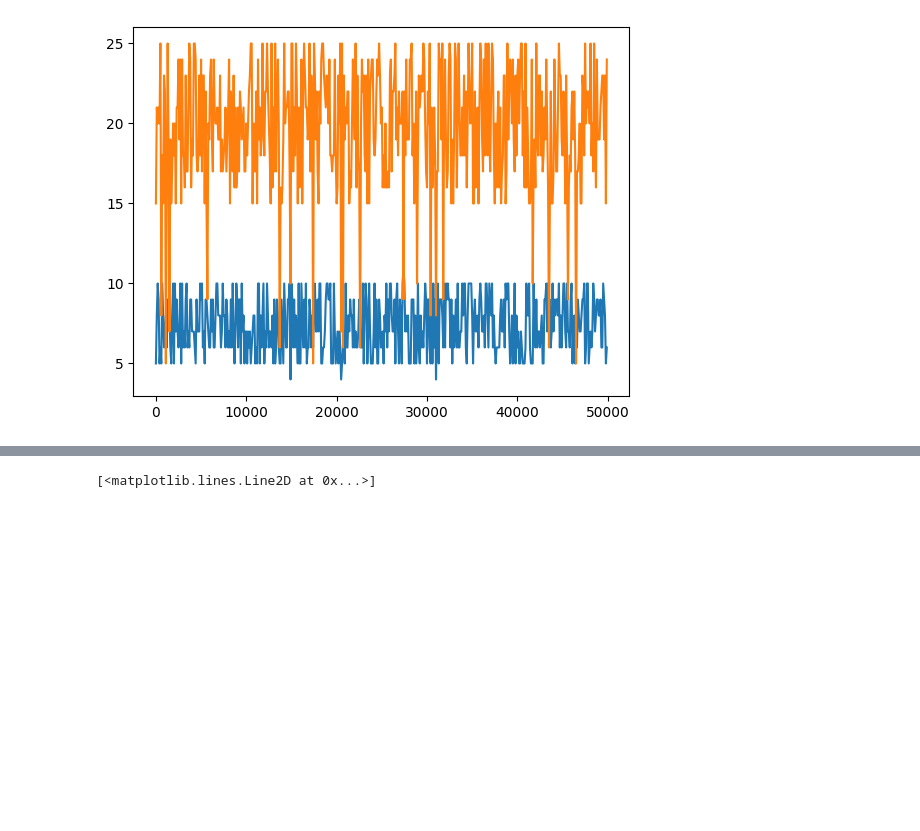
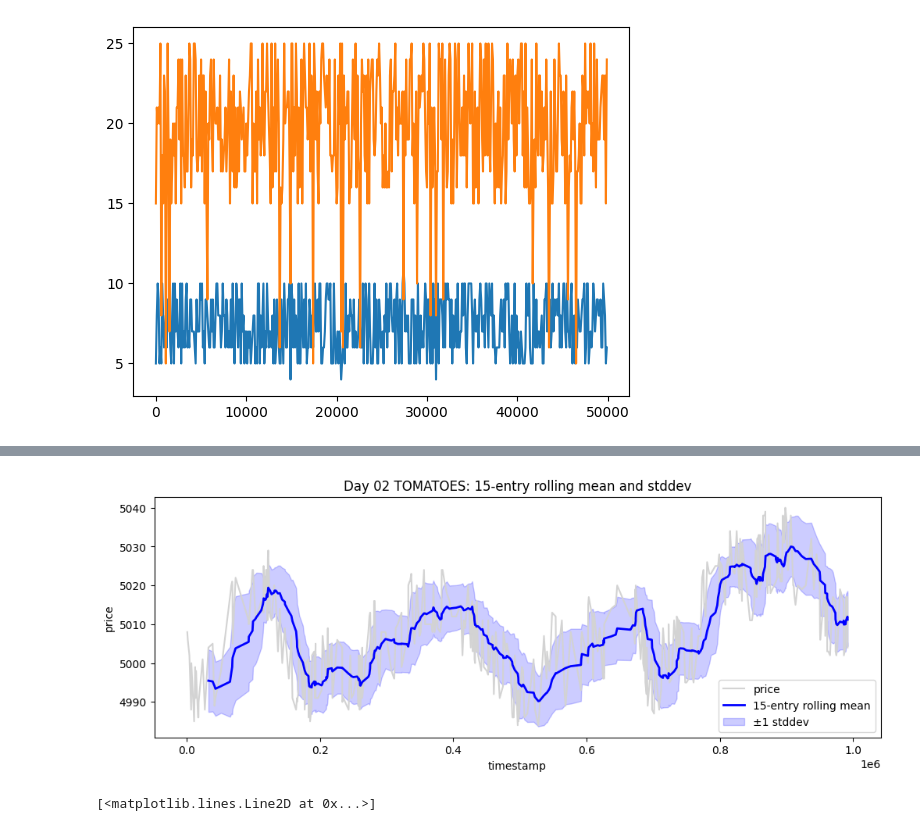
Before and after one commit to Seacific/alpha-wolves, a Jupyter notebook: practice_round/trendfinding.ipynb, the cells around one changed output, grey strips where cells are left out. Cells and saved outputs as stored; diff of their text form; code cells hidden in the pictures; blank space fills up the shorter version.

```diff
--- a/practice_round/trendfinding.ipynb
+++ b/practice_round/trendfinding.ipynb
@@ -40,3 +58,21 @@ plt.plot(quantity5trades['timestamp'], quantity5trades['price'], 'ro')
+# %%
+# 15-entry rolling mean and stddev for day 02 TOMATOES trades
+df = day_02_tomatoes_trades_df.sort_values('timestamp')
+roll = df['price'].rolling(window=15, min_periods=15)
+rolling_mean = roll.mean()
+rolling_std = roll.std()
+
+plt.figure(figsize=(12,4))
+plt.plot(df['timestamp'], df['price'], color='lightgray', label='price')
+plt.plot(df['timestamp'], rolling_mean, color='blue', linewidth=2, label='15-entry rolling mean')
+plt.fill_between(df['timestamp'], rolling_mean - rolling_std, rolling_mean + rolling_std, color='blue', alpha=0.2, label='±1 stddev')
+plt.xlabel('timestamp')
+plt.ylabel('price')
+plt.legend()
+plt.title('Day 02 TOMATOES: 15-entry rolling mean and stddev')
+plt.show()
+# %% [output]
+[figure, added]
 # %%
 day_01_emerald_trades_df = day_01_trades_df[day_01_trades_df["symbol"] == "EMERALDS" ]
 
```
Also changed, not shown: parts of 3 cells of this notebook.
